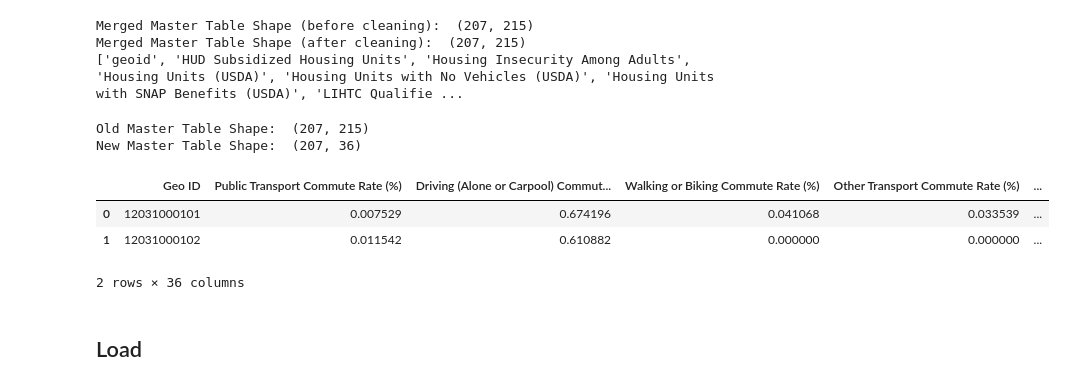
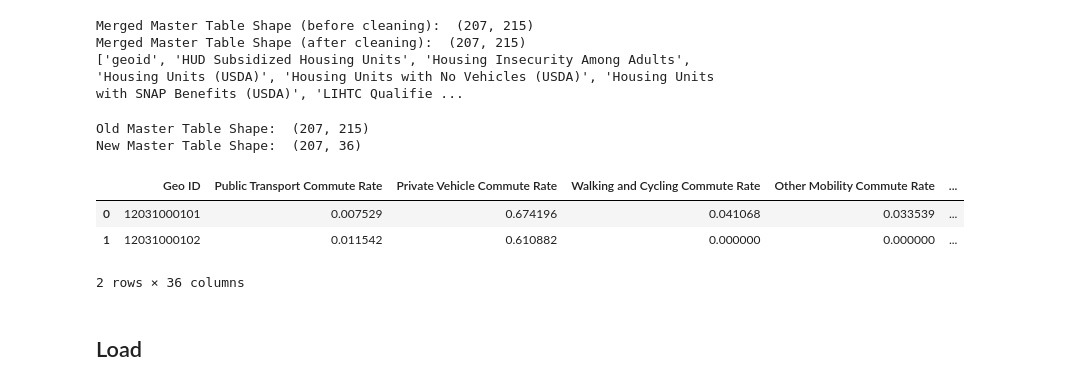
Before and after one commit to TheAdaptoid/AI4Good_2025, a Jupyter notebook: testing/etl.ipynb, the cells around one changed output. Saved outputs shown, nothing was run; the diff lists cells and outputs as text; code cells hidden in the pictures.

Commit message:
Add predictor descs, new names, and update lookup tables

```diff
--- a/testing/etl.ipynb
+++ b/testing/etl.ipynb
@@ -84,39 +84,39 @@ master_table2 = pd.DataFrame({"Geo ID": master_table["geoid"]})
 
 
 # Transportation Feature Engineering
-master_table2["Public Transport Commute Rate (%)"] = (
+master_table2["Public Transport Commute Rate"] = (
     master_table["People Commuting to Work by Public Transit"]
     / master_table["Total Occupied Housing Units"]
 )
-master_table2["Driving (Alone or Carpool) Commute Rate (%)"] = (
+master_table2["Private Vehicle Commute Rate"] = (
     master_table["People Commuting to Work by Drive Alone"]
     + master_table["People Commuting to Work by Drive Carpool"]
 ) / master_table["Total Occupied Housing Units"]
-master_table2["Walking or Biking Commute Rate (%)"] = (
+master_table2["Walking and Cycling Commute Rate"] = (
     master_table["People Commuting to Work by Walk"]
     + master_table["People Commuting to Work by Bicycle"]
 ) / master_table["Total Occupied Housing Units"]
-master_table2["Other Transport Commute Rate (%)"] = (
+master_table2["Other Mobility Commute Rate"] = (
     master_table["People Commuting to Work by Taxicab, Motorcycle, or Other Means"]
     / master_table["Total Occupied Housing Units"]
 )
 
 # Housing Burden Features
 # <30% Cost Burdened - map each owner/renter group 1:1 to proportion (divide by 100)
-master_table2["Owner Proportion of White, Non-Hispanic, <30% Cost Burdened"] = (
+master_table2["Proportion of Home Owners Not Cost Burdened (W)"] = (
     master_table[
         "Owner Housing Cost Burdens - less than or equal 30% for White alone, Non-Hispanic"
     ]
     / 100
 )
-master_table2["Renter Proportion of White, Non-Hispanic, <30% Cost Burdened"] = (
+master_table2["Proportion of Home Renters Not Cost Burdened (W)"] = (
     master_table[
         "Renter Housing Cost Burdens - less than or equal 30% for White alone, Non-Hispanic"
     ]
     / 100
 )
 master_table2[
-    "Owner Proportion of Black or African-American, Non-Hispanic, <30% Cost Burdened"
+    "Proportion of Home Owners Not Cost Burdened (B)"
 ] = (
     master_table[
         "Owner Housing Cost Burdens - less than or equal 30% for Black or African-American alone, non-Hispanic"
@@ -124,40 +124,40 @@ master_table2[
     / 100
 )
 master_table2[
-    "Renter Proportion of Black or African-American, Non-Hispanic, <30% Cost Burdened"
+    "Proportion of Home Renters Not Cost Burdened (B)"
 ] = (
     master_table[
         "Renter Housing Cost Burdens - less than or equal 30% for Black or African-American alone, non-Hispanic"
     ]
     / 100
 )
-master_table2["Owner Proportion of Hispanic, Any Race, <30% Cost Burdened"] = (
+master_table2["Proportion of Home Owners Not Cost Burdened (H)"] = (
     master_table[
         "Owner Housing Cost Burdens - less than or equal 30% for Hispanic, any race"
     ]
     / 100
 )
-master_table2["Renter Proportion of Hispanic, Any Race, <30% Cost Burdened"] = (
+master_table2["Proportion of Home Renters Not Cost Burdened (H)"] = (
     master_table[
         "Renter Housing Cost Burdens - less than or equal 30% for Hispanic, any race"
     ]
     / 100
 )
 # 30-50% Cost Burdened - map each owner/renter group 1:1 to proportion (divide by 100)
-master_table2["Owner Proportion of White, Non-Hispanic, 30-50% Cost Burdened"] = (
+master_table2["Proportion of Home Owners That Are Cost Burdened (W)"] = (
     master_table[
         "Owner Housing Cost Burdens - greater than 30% less than or equal to 50% for White alone, Non-Hispanic"
     ]
     / 100
 )
-master_table2["Renter Proportion of White, Non-Hispanic, 30-50% Cost Burdened"] = (
+master_table2["Proportion of Home Renters That Are Cost Burdened (W)"] = (
     master_table[
         "Renter Housing Cost Burdens - greater than 30% less than or equal to 50% for White alone, Non-Hispanic"
     ]
     / 100
 )
 master_table2[
-    "Owner Proportion of Black or African-American, Non-Hispanic, 30-50% Cost Burdened"
+    "Proportion of Home Owners That Are Cost Burdened (B)"
 ] = (
     master_table[
         "Owner Housing Cost Burdens - greater than 30% less than or equal to 50% for Black or African-American alone, non-Hispanic"
@@ -165,40 +165,40 @@ master_table2[
     / 100
 )
 master_table2[
-    "Renter Proportion of Black or African-American, Non-Hispanic, 30-50% Cost Burdened"
+    "Proportion of Home Renters That Are Cost Burdened (B)"
 ] = (
     master_table[
         "Renter Housing Cost Burdens - greater than 30% less than or equal to 50% for Black or African-American alone, non-Hispanic"
     ]
     / 100
 )
-master_table2["Owner Proportion of Hispanic, Any Race, 30-50% Cost Burdened"] = (
+master_table2["Proportion of Home Owners That Are Cost Burdened (H)"] = (
     master_table[
         "Owner Housing Cost Burdens - greater than 30% less than or equal to 50% for Hispanic, any race"
     ]
     / 100
 )
-master_table2["Renter Proportion of Hispanic, Any Race, 30-50% Cost Burdened"] = (
+master_table2["Proportion of Home Renters That Are Cost Burdened (H)"] = (
     master_table[
         "Renter Housing Cost Burdens - greater than 30% less than or equal to 50% for Hispanic, any race"
     ]
     / 100
 )
 # >50% Cost Burdened - map each owner/renter group 1:1 to proportion (divide by 100)
-master_table2["Owner Proportion of White, Non-Hispanic, >50% Cost Burdened"] = (
+master_table2["Proportion of Home Owners That Are Severely Cost Burdened (W)"] = (
     master_table[
         "Owner Housing Cost Burdens - greater than 50% for White alone, Non-Hispanic"
     ]
     / 100
 )
-master_table2["Renter Proportion of White, Non-Hispanic, >50% Cost Burdened"] = (
+master_table2["Proportion of Home Renters That Are Severely Cost Burdened (W)"] = (
     master_table[
         "Renter Housing Cost Burdens - greater than 50% for White alone, Non-Hispanic"
     ]
     / 100
 )
 master_table2[
-    "Owner Proportion of Black or African-American, Non-Hispanic, >50% Cost Burdened"
+    "Proportion of Home Owners That Are Severely Cost Burdened (B)"
 ] = (
     master_table[
         "Owner Housing Cost Burdens - greater than 50% for Black or African-American alone, non-Hispanic"
@@ -206,18 +206,20 @@ master_table2[
     / 100
 )
 master_table2[
-    "Renter Proportion of Black or African-American, Non-Hispanic, >50% Cost Burdened"
+    "Proportion of Home Renters That Are Severely Cost Burdened (B)"
 ] = (
     master_table[
         "Renter Housing Cost Burdens - greater than 50% for Black or African-American alone, non-Hispanic"
     ]
     / 100
 )
-master_table2["Owner Proportion of Hispanic, Any Race, >50% Cost Burdened"] = (
-    master_table["Owner Housing Cost Burdens - greater than 50% for Hispanic, any race"]
+master_table2["Proportion of Home Owners That Are Severely Cost Burdened (H)"] = (
+    master_table[
+        "Owner Housing Cost Burdens - greater than 50% for Hispanic, any race"
+    ]
     / 100
 )
-master_table2["Renter Proportion of Hispanic, Any Race, >50% Cost Burdened"] = (
+master_table2["Proportion of Home Renters That Are Severely Cost Burdened (H)"] = (
     master_table[
         "Renter Housing Cost Burdens - greater than 50% for Hispanic, any race"
     ]
@@ -225,37 +227,37 @@ master_table2["Renter Proportion of Hispanic, Any Race, >50% Cost Burdened"] = (
 )
 
 # Education Features, Individual Person Counts
-master_table2["Education Rate - No High School Diploma (%)"] = (
+master_table2["Education Rate - No High School Diploma"] = (
     master_table["Education 9th to 12th Grade, No Diploma"]
     + master_table["Education Less than 9th Grade"]
 ) / master_table["Total Occupied Housing Units"]
-master_table2["Education Rate - High School Graduate (%)"] = (
+master_table2["Education Rate - High School Graduate"] = (
     master_table["Education High School Degree"]
     / master_table["Total Occupied Housing Units"]
 )
-master_table2["Education Rate - Some College or Associate's Degree (%)"] = (
+master_table2["Education Rate - Some College or Associate's Degree"] = (
     master_table["Education Some College No Degree"]
     + master_table["Education Associate Degree"]
 ) / master_table["Total Occupied Housing Units"]
-master_table2["Education - Bachelor's Degree or Higher (%)"] = (
+master_table2["Education Rate - Bachelor's Degree or Higher"] = (
     master_table["Education Bachelor's Degree"]
     + master_table["Education Graduate Degree"]
 ) / master_table["Total Occupied Housing Units"]
 
 # Income Level Features, Household Counts
-master_table2["Income Proportion - Low (<$25K) (%)"] = (
+master_table2["Proportion of Households at Income Level - Low"] = (
     master_table["Income Less than $25,000"]
     / master_table["Total Occupied Housing Units"]
 )
-master_table2["Income Proportion - Medium ($25K-$50K) (%)"] = (
+master_table2["Proportion of Households at Income Level - Middle"] = (
     master_table["Income $25,000 to $49,999"]
     / master_table["Total Occupied Housing Units"]
 )
-master_table2["Income Proportion - Medium-Upper ($50K-$100K) (%)"] = (
+master_table2["Proportion of Households at Income Level - High"] = (
     master_table["Income $50,000 to $74,999"]
     + master_table["Income $75,000 to $99,999"]
 ) / master_table["Total Occupied Housing Units"]
-master_table2["Income Proportion - High (>$100K) (%)"] = (
+master_table2["Proportion of Households at Income Level - Very High"] = (
     master_table["Income $100,000 to $124,999"]
     + master_table["Income $125,000 to $149,999"]
     + master_table["Income $150,000 to $199,999"]
@@ -264,7 +266,7 @@ master_table2["Income Proportion - High (>$100K) (%)"] = (
 
 
 # Family Makeup Features
-master_table2["Children to Adult Ratio (#)"] = (
+master_table2["Children to Adult Ratio"] = (
     master_table["Population Age Under 5_y"]
     + master_table["Population Age 5 to 9_y"]
     + master_table["Population Age 10 to 14_y"]
@@ -281,38 +283,38 @@ master_table2["Children to Adult Ratio (#)"] = (
     + master_table["Population Age Over 85_y"]
 )
 
 
 # Subsidized Housing Features
-master_table2["Subsidized Housing Rate - HUD (%)"] = (
+master_table2["HUD Subsidization Rate"] = (
     master_table["HUD Subsidized Housing Units"]
     / master_table["Total Occupied Housing Units"]
 )
-master_table2["SNAP Rate (%)"] = round(
+master_table2["SNAP Subsidization Rate"] = round(
     (  # Percent of households receiving SNAP benefits
         master_table["Households Receiving SNAP"]
         / master_table["Total Occupied Housing Units"]
     )
     * 100,
     2,
 )
 
 # General Housing Features
-master_table2["Occupancy Rate (%)"] = (
+master_table2["Occupancy Rate"] = (
     master_table["Total Occupied Housing Units"] / master_table["Total Housing Units"]
 )
-master_table2["Overcrowding Rate (%)"] = (
+master_table2["Overcrowding Rate"] = (
     master_table["Overcrowded Housing Units"]
     / master_table["Total Occupied Housing Units"]
 )
 
 
 print("Old Master Table Shape: ", master_table.shape)
 print("New Master Table Shape: ", master_table2.shape)
 master_table2.head(2)
 # %% [output]
 Old Master Table Shape:  (207, 215)
 New Master Table Shape:  (207, 36)
-|  | Geo ID | Public Transport Commute Rate (%) | Driving (Alone or Carpool) Commut... | Walking or Biking Commute Rate (%) | Other Transport Commute Rate (%) | ... |
+|  | Geo ID | Public Transport Commute Rate | Private Vehicle Commute Rate | Walking and Cycling Commute Rate | Other Mobility Commute Rate | ... |
 | 0 | 12031000101 | 0.007529 | 0.674196 | 0.041068 | 0.033539 | ... |
 | 1 | 12031000102 | 0.011542 | 0.610882 | 0.000000 | 0.000000 | ... |
 2 rows × 36 columns
```
Also changed, not shown: parts of 1 cell of this notebook, 7 other files.
